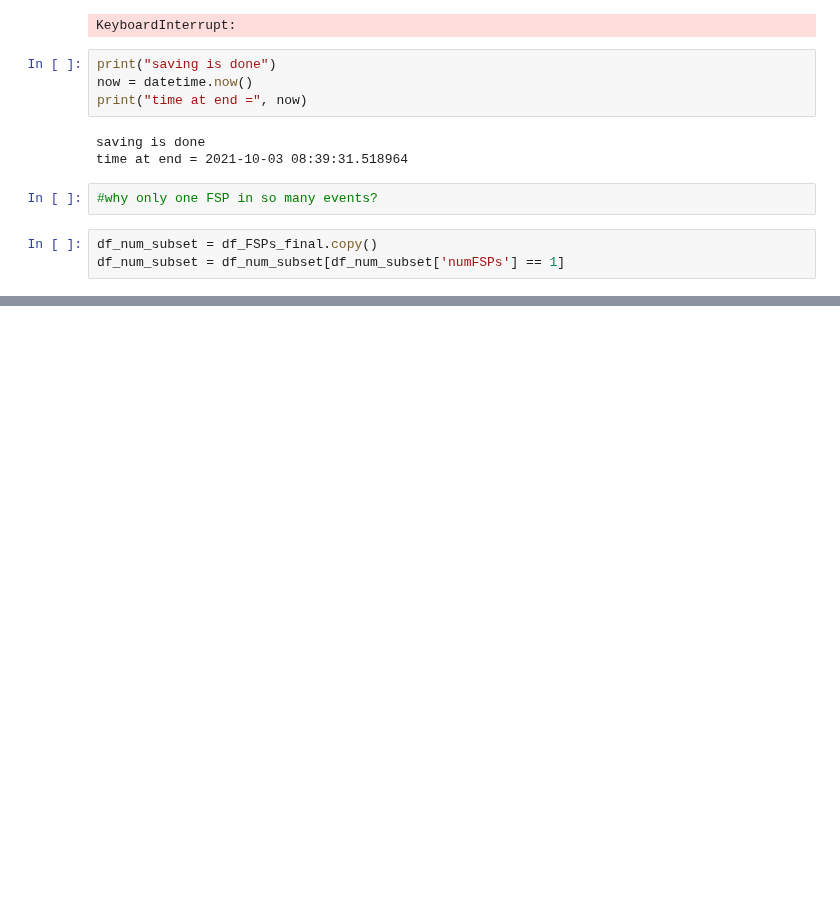
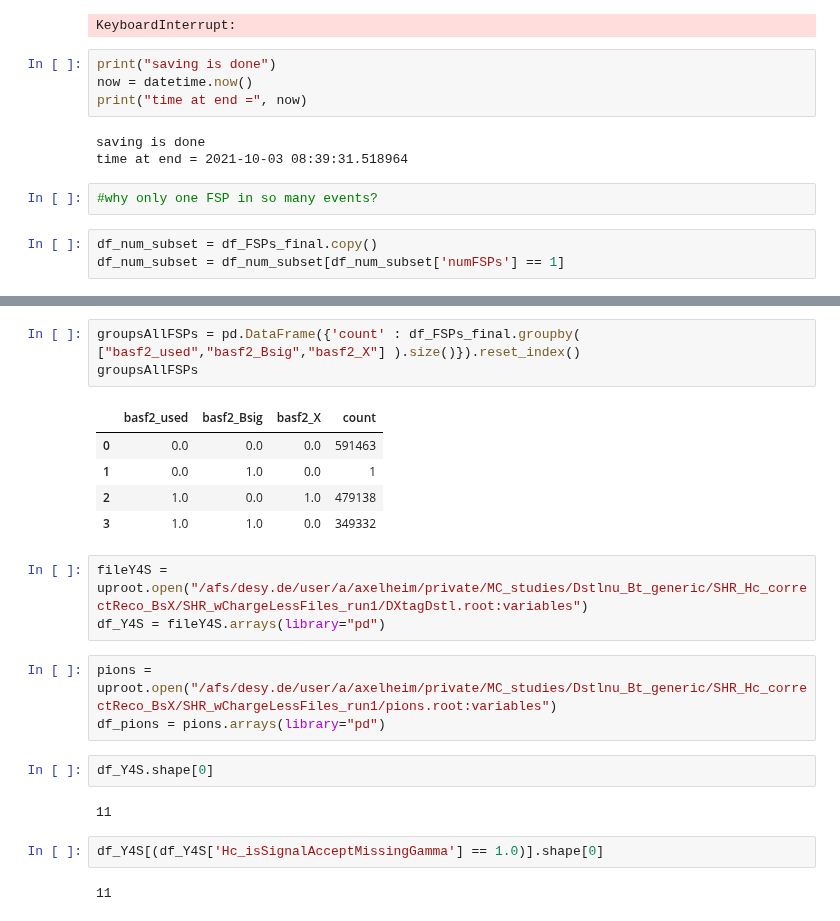
Before and after one commit to axelHeim/MCstudies, a Jupyter notebook: Dstlnu_Bt_generic/SHR_Hc_correctReco_BsX/createNNinputSHR.ipynb, the cells around one changed output, grey strips where cells are left out. Saved outputs shown, nothing was run; the diff lists cells and outputs as text; blank space fills up the shorter version.

```diff
--- a/Dstlnu_Bt_generic/SHR_Hc_correctReco_BsX/createNNinputSHR.ipynb
+++ b/Dstlnu_Bt_generic/SHR_Hc_correctReco_BsX/createNNinputSHR.ipynb
@@ -530,0 +539,23 @@ df_num_subset = df_num_subset[df_num_subset['numFSPs'] == 1]
+# %%
+groupsAllFSPs = pd.DataFrame({'count' : df_FSPs_final.groupby( ["basf2_used","basf2_Bsig","basf2_X"] ).size()}).reset_index()
+groupsAllFSPs
+# %% [output]
+|  | basf2_used | basf2_Bsig | basf2_X | count |
+| 0 | 0.0 | 0.0 | 0.0 | 591463 |
+| 1 | 0.0 | 1.0 | 0.0 | 1 |
+| 2 | 1.0 | 0.0 | 1.0 | 479138 |
+| 3 | 1.0 | 1.0 | 0.0 | 349332 |
+# %%
+fileY4S = uproot.open("/afs/desy.de/user/a/axelheim/private/MC_studies/Dstlnu_Bt_generic/SHR_Hc_correctReco_BsX/SHR_wChargeLessFiles_run1/DXtagDstl.root:variables")
+df_Y4S = fileY4S.arrays(library="pd")
+# %%
+pions = uproot.open("/afs/desy.de/user/a/axelheim/private/MC_studies/Dstlnu_Bt_generic/SHR_Hc_correctReco_BsX/SHR_wChargeLessFiles_run1/pions.root:variables")
+df_pions = pions.arrays(library="pd")
+# %%
+df_Y4S.shape[0]
+# %% [output]
+11
+# %%
+df_Y4S[(df_Y4S['Hc_isSignalAcceptMissingGamma'] == 1.0)].shape[0]
+# %% [output]
+11
```
Also changed, not shown: parts of 5 cells of this notebook, 1 other file.
